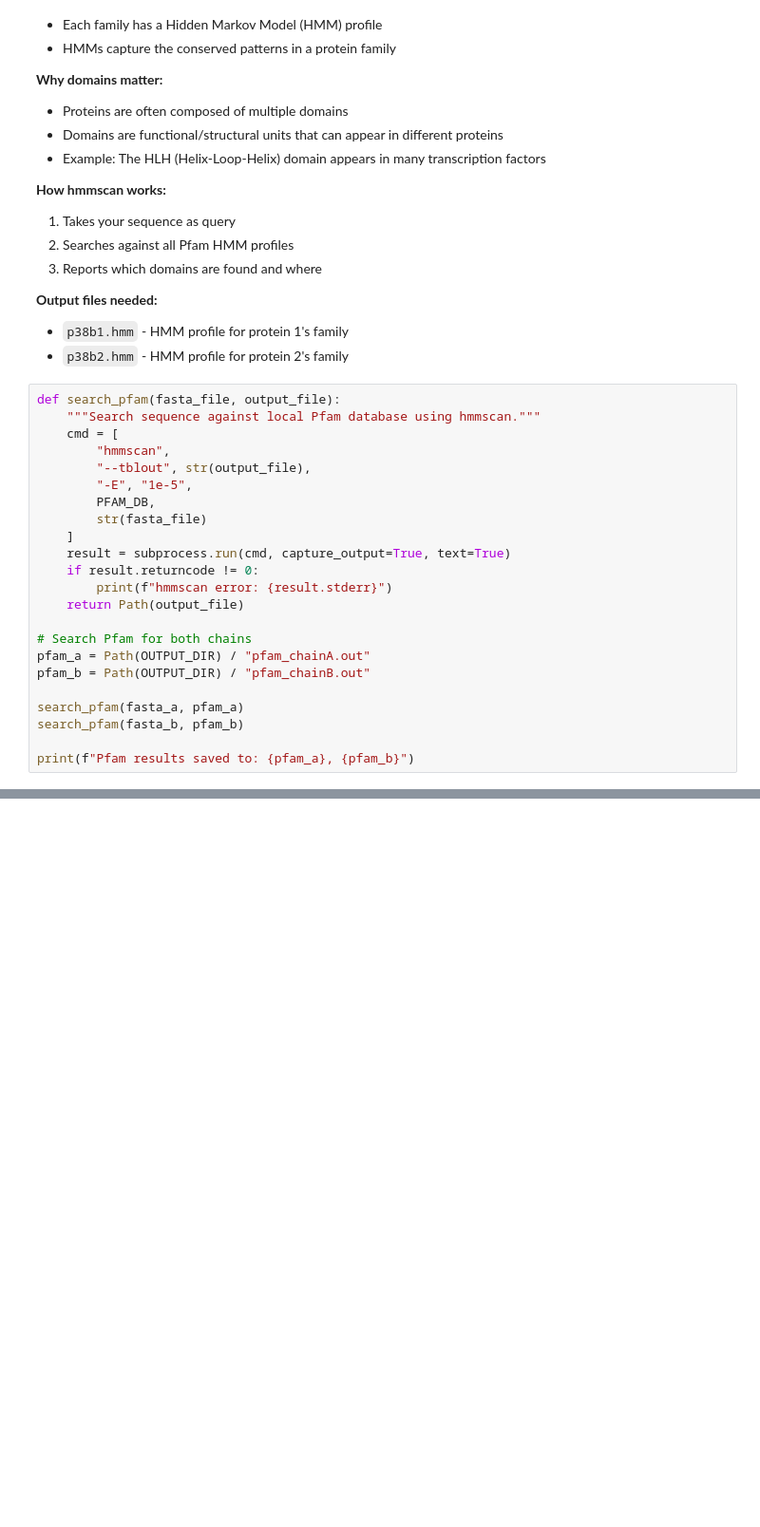
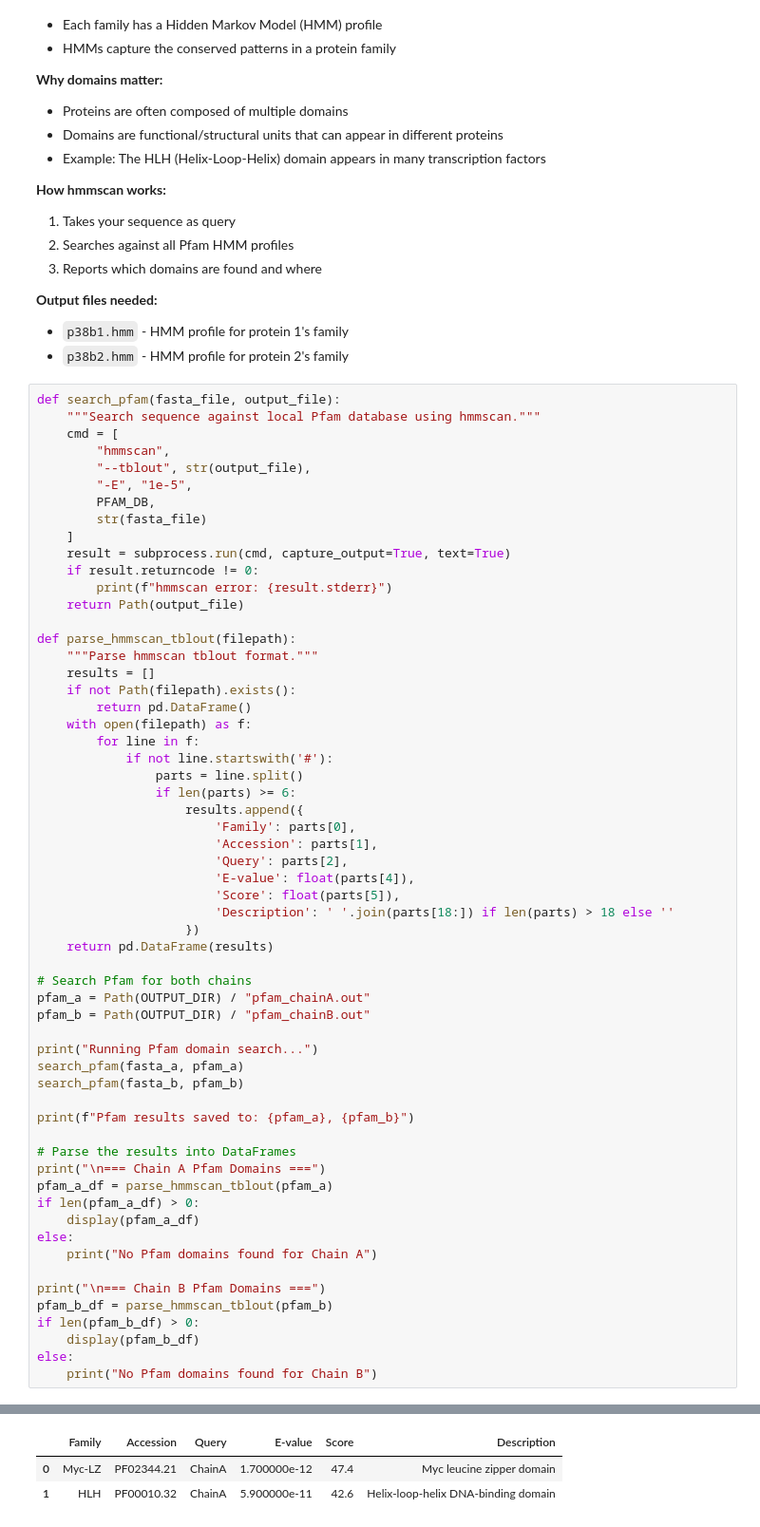
Before and after one commit to Labrapuerta/AlphaBald, a Jupyter notebook: Problem_1_Heterodimer.ipynb, the cells around one changed output, grey strips where cells are left out. Shown at 95% size. Saved outputs shown, nothing was run; the diff lists cells and outputs as text; blank space fills up the shorter version.

```diff
--- a/Problem_1_Heterodimer.ipynb
+++ b/Problem_1_Heterodimer.ipynb
@@ -437,12 +437,48 @@ def search_pfam(fasta_file, output_file):
         print(f"hmmscan error: {result.stderr}")
     return Path(output_file)
 
+def parse_hmmscan_tblout(filepath):
+    """Parse hmmscan tblout format."""
+    results = []
+    if not Path(filepath).exists():
+        return pd.DataFrame()
+    with open(filepath) as f:
+        for line in f:
+            if not line.startswith('#'):
+                parts = line.split()
+                if len(parts) >= 6:
+                    results.append({
+                        'Family': parts[0],
+                        'Accession': parts[1],
+                        'Query': parts[2],
+                        'E-value': float(parts[4]),
+                        'Score': float(parts[5]),
+                        'Description': ' '.join(parts[18:]) if len(parts) > 18 else ''
+                    })
+    return pd.DataFrame(results)
+
 # Search Pfam for both chains
 pfam_a = Path(OUTPUT_DIR) / "pfam_chainA.out"
 pfam_b = Path(OUTPUT_DIR) / "pfam_chainB.out"
 
+print("Running Pfam domain search...")
 search_pfam(fasta_a, pfam_a)
 search_pfam(fasta_b, pfam_b)
 
 print(f"Pfam results saved to: {pfam_a}, {pfam_b}")
+
+# Parse the results into DataFrames
+print("\n=== Chain A Pfam Domains ===")
+pfam_a_df = parse_hmmscan_tblout(pfam_a)
+if len(pfam_a_df) > 0:
+    display(pfam_a_df)
+else:
+    print("No Pfam domains found for Chain A")
+
+print("\n=== Chain B Pfam Domains ===")
+pfam_b_df = parse_hmmscan_tblout(pfam_b)
+if len(pfam_b_df) > 0:
+    display(pfam_b_df)
+else:
+    print("No Pfam domains found for Chain B")
 # %% [output]
@@ -449,0 +489,3 @@ Pfam results saved to: Problem_1_outputs/pfam_chainA.out, Problem_1_outputs/pfam
+|  | Family | Accession | Query | E-value | Score | Description |
+| 0 | Myc-LZ | PF02344.21 | ChainA | 1.700000e-12 | 47.4 | Myc leucine zipper domain |
+| 1 | HLH | PF00010.32 | ChainA | 5.900000e-11 | 42.6 | Helix-loop-helix DNA-binding domain |
```
Also changed, not shown: parts of 21 cells of this notebook, 53 other files.
